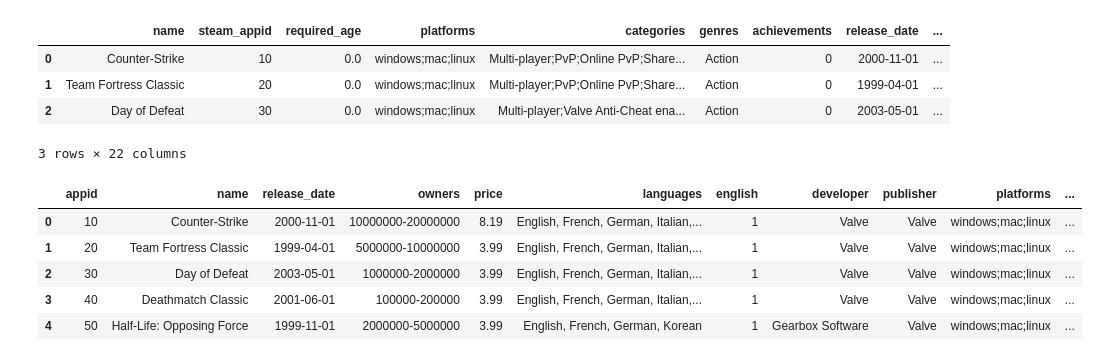
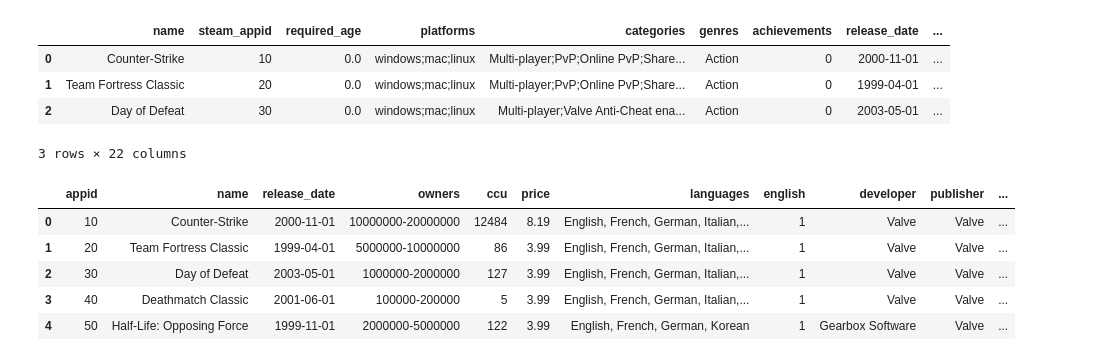
Before and after one commit to simondesh/FinalProjectDS105, a Jupyter notebook: src/data-cleaning-steamspy.ipynb, the cells around one changed output. Drawn from its saved outputs; the diff is of its cells as text; code cells hidden in the pictures.

```diff
--- a/src/data-cleaning-steamspy.ipynb
+++ b/src/data-cleaning-steamspy.ipynb
@@ -225,39 +225,40 @@ steam_clean = steam_clean[[
     'name',
     'release_date',
     'owners',
+    'ccu',
     'price',
     'languages',
     'english',
     'developer',
     'publisher',
     'platforms',
     'required_age',
     'categories',
     'genres',
     'tags',
     'achievements',
     'positive',
     'negative',
     'average_forever',
     'median_forever'
 ]]
 
 steam_clean = steam_clean.rename({
     'tags': 'steamspy_tags',
     'positive': 'positive_ratings',
     'negative': 'negative_ratings',
     'average_forever': 'average_playtime',
     'median_forever': 'median_playtime'
 }, axis=1)
 
 steam_clean.head()
 # %% [output]
-|  | appid | name | release_date | owners | price | languages | english | developer | publisher | platforms | ... |
-| 0 | 10 | Counter-Strike | 2000-11-01 | 10000000-20000000 | 8.19 | English, French, German, Italian,... | 1 | Valve | Valve | windows;mac;linux | ... |
-| 1 | 20 | Team Fortress Classic | 1999-04-01 | 5000000-10000000 | 3.99 | English, French, German, Italian,... | 1 | Valve | Valve | windows;mac;linux | ... |
-| 2 | 30 | Day of Defeat | 2003-05-01 | 1000000-2000000 | 3.99 | English, French, German, Italian,... | 1 | Valve | Valve | windows;mac;linux | ... |
-| 3 | 40 | Deathmatch Classic | 2001-06-01 | 100000-200000 | 3.99 | English, French, German, Italian,... | 1 | Valve | Valve | windows;mac;linux | ... |
-| 4 | 50 | Half-Life: Opposing Force | 1999-11-01 | 2000000-5000000 | 3.99 | English, French, German, Korean | 1 | Gearbox Software | Valve | windows;mac;linux | ... |
+|  | appid | name | release_date | owners | ccu | price | languages | english | developer | publisher | ... |
+| 0 | 10 | Counter-Strike | 2000-11-01 | 10000000-20000000 | 12484 | 8.19 | English, French, German, Italian,... | 1 | Valve | Valve | ... |
+| 1 | 20 | Team Fortress Classic | 1999-04-01 | 5000000-10000000 | 86 | 3.99 | English, French, German, Italian,... | 1 | Valve | Valve | ... |
+| 2 | 30 | Day of Defeat | 2003-05-01 | 1000000-2000000 | 127 | 3.99 | English, French, German, Italian,... | 1 | Valve | Valve | ... |
+| 3 | 40 | Deathmatch Classic | 2001-06-01 | 100000-200000 | 5 | 3.99 | English, French, German, Italian,... | 1 | Valve | Valve | ... |
+| 4 | 50 | Half-Life: Opposing Force | 1999-11-01 | 2000000-5000000 | 122 | 3.99 | English, French, German, Korean | 1 | Gearbox Software | Valve | ... |
 # %%
 # export clean dataset
 steam_clean.to_csv('../data/cleaned/steam_clean.csv', index=False)
```
Also changed, not shown: parts of 1 cell of this notebook, 3 other files.
